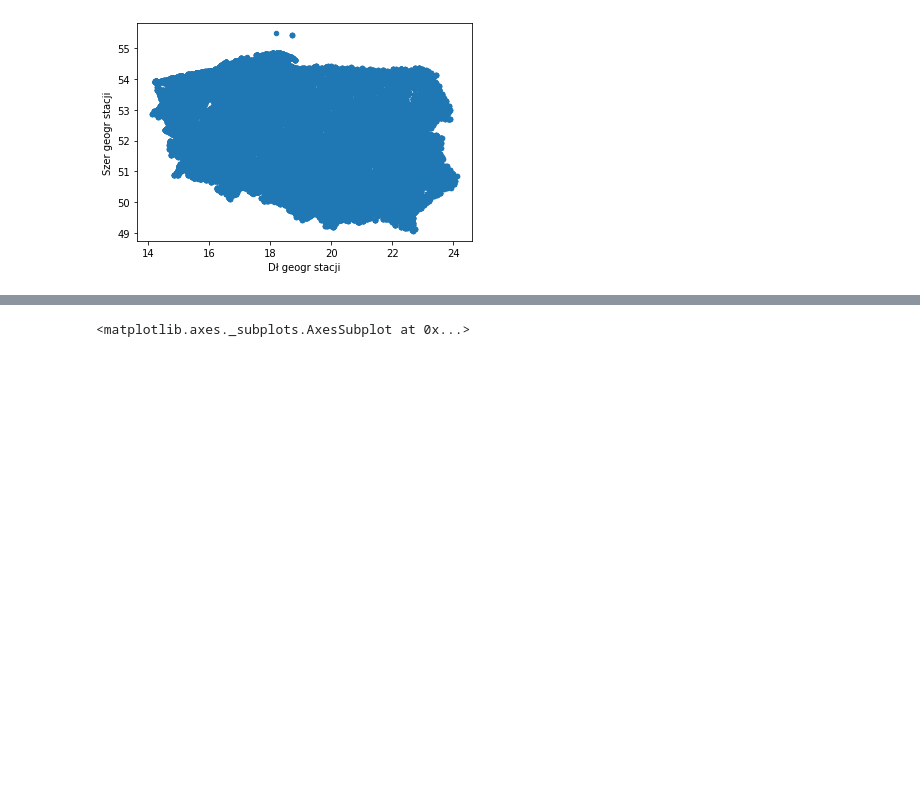
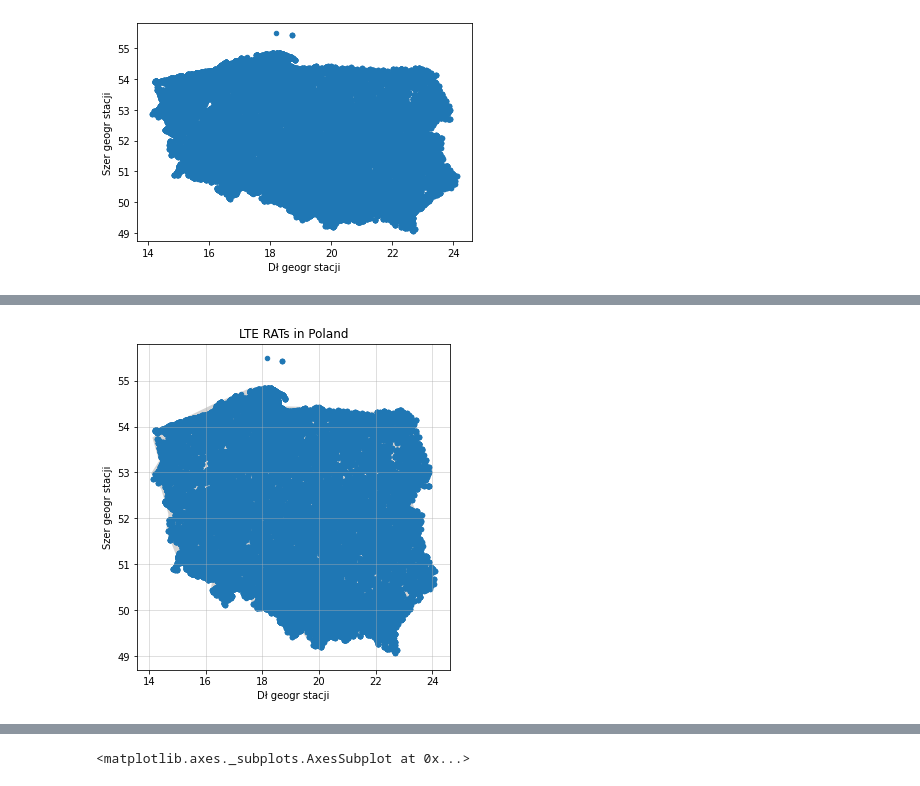
Before and after one commit to KatBotkowska/Pandas-Numpy-exercices, a Jupyter notebook: gsm_umts_lte_cdma.ipynb, the cells around one changed output, grey strips where cells are left out. Cells and saved outputs as stored; diff of their text form; code cells hidden in the pictures; blank space fills up the shorter version.

```diff
--- a/gsm_umts_lte_cdma.ipynb
+++ b/gsm_umts_lte_cdma.ipynb
@@ -294,0 +310,21 @@ LTE.plot(x='Dł geogr stacji', y='Szer geogr stacji', kind="scatter", colormap="
+# %%
+def create_map_with_RATs(df, title):
+    # initialize an axis
+    fig, ax = plt.subplots(figsize=(8,6))
+    # plot map on axis
+    countries = gpd.read_file(
+        gpd.datasets.get_path("naturalearth_lowres"))
+    countries[countries["name"] == "Poland"].plot(color="lightgrey",
+                                                    ax=ax)
+
+    # plot points
+    df.plot(x='Dł geogr stacji', y='Szer geogr stacji', kind="scatter", colormap="YlOrRd",
+            title=title,
+            ax=ax)
+    # add grid
+    ax.grid(b=True, alpha=0.5)
+    return plt.show()
+# %%
+create_map_with_RATs(LTE, 'LTE RATs in Poland')
+# %% [output]
+[figure, added]
```
Also changed, not shown: parts of 48 cells of this notebook.
